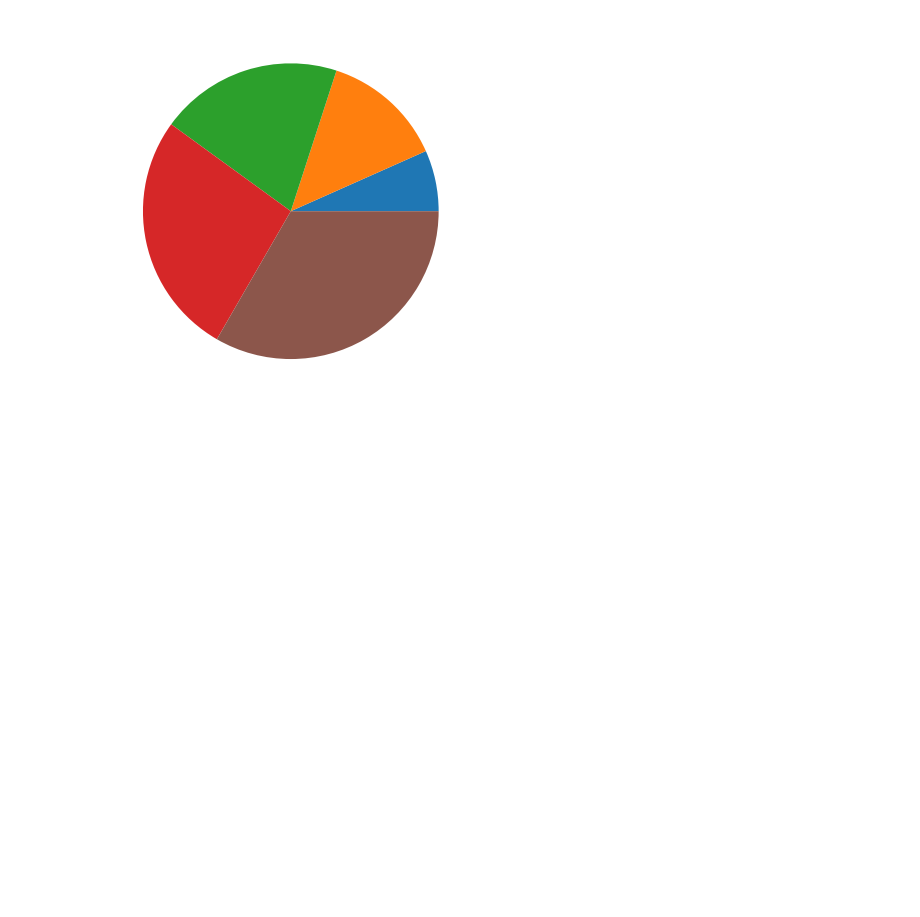
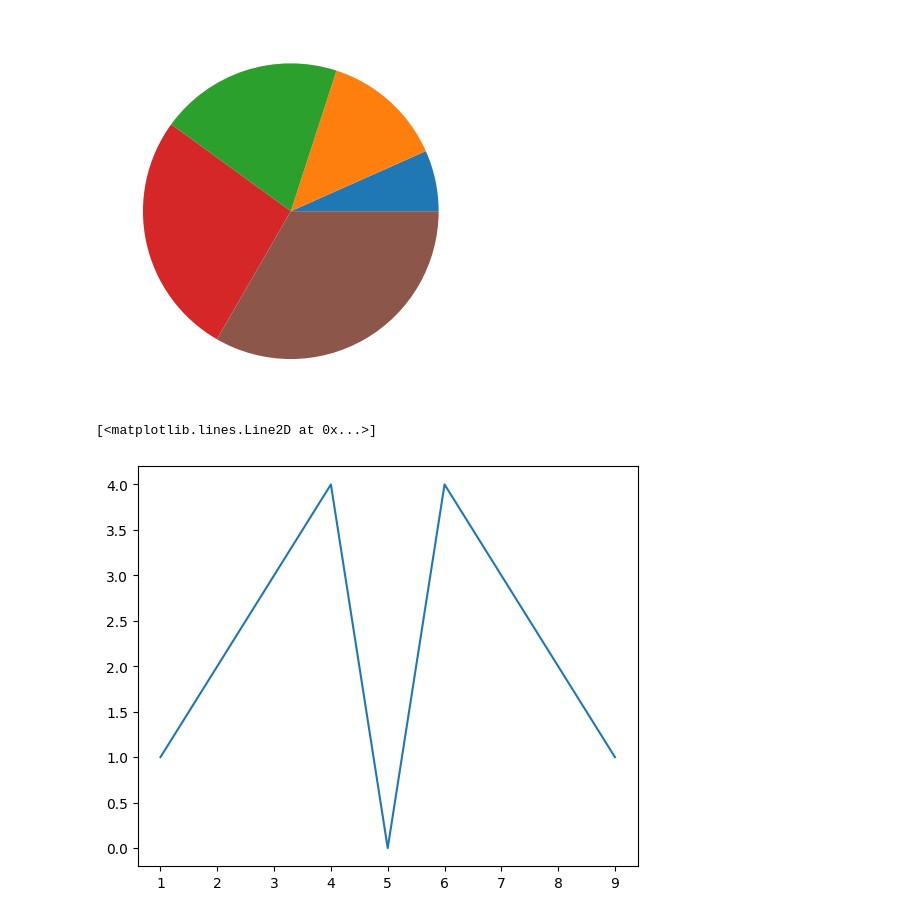
Before and after one commit to venkat56vanaparthi/data_science, a Jupyter notebook: data_visualization.ipynb, the cells around one changed output. Drawn from its saved outputs; the diff is of its cells as text; code cells hidden in the pictures; blank space fills up the shorter version.

Commit message:
Data Visualization

```diff
--- a/data_visualization.ipynb
+++ b/data_visualization.ipynb
@@ -233,0 +248,14 @@ plt.show()
+# %%
+%matplotlib inline
+rcParams['figure.figsize']=5,4
+# %%
+x = range(1, 10)
+y = [1, 2, 3, 4, 0, 4, 3, 2, 1]
+
+fig = plt.figure()
+ax = fig.add_axes([.1, .1, 1, 1])
+
+ax.plot(x, y)
+# %% [output]
+[<matplotlib.lines.Line2D at 0x...>]
+[figure, added]
```
Also changed, not shown: parts of 4 cells of this notebook.
